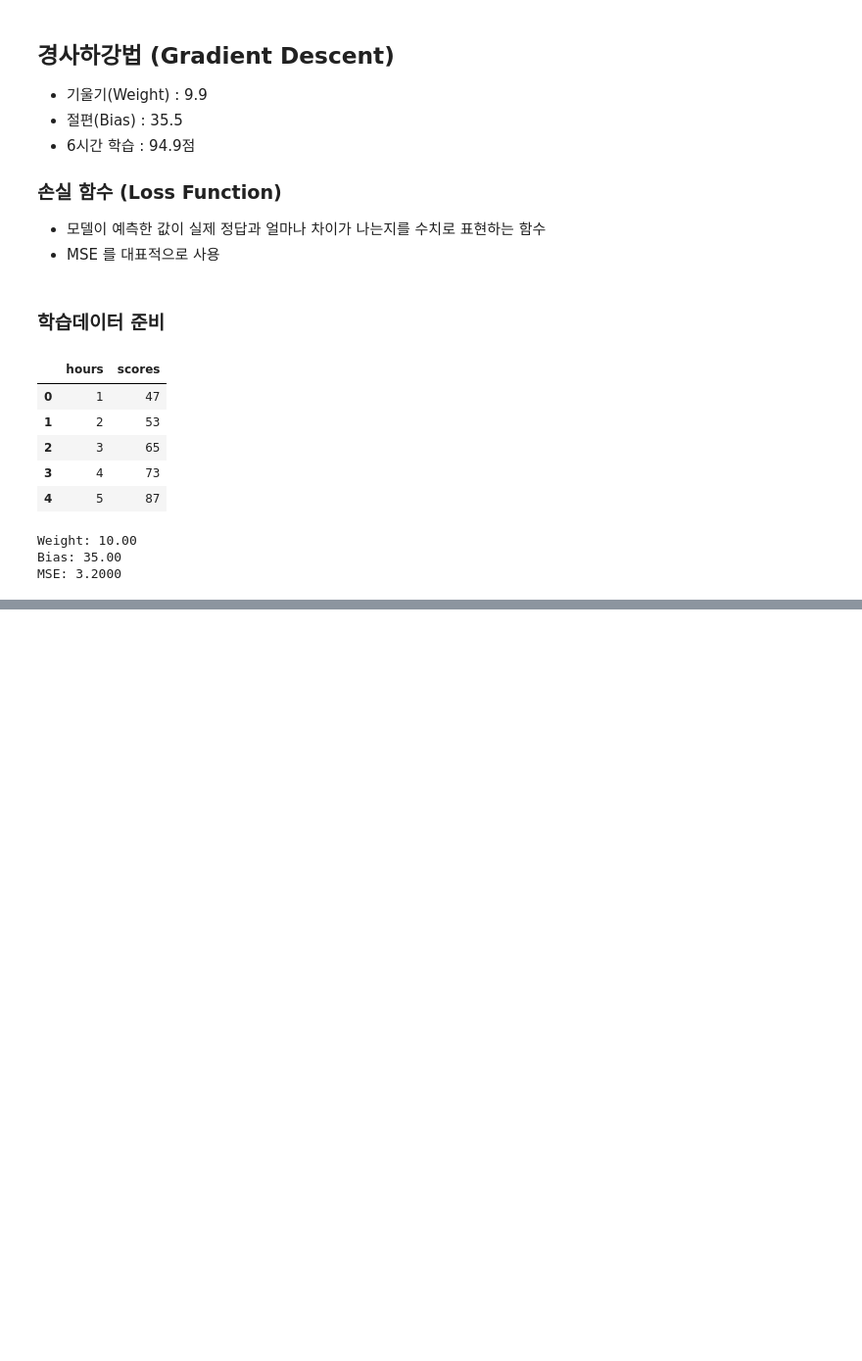
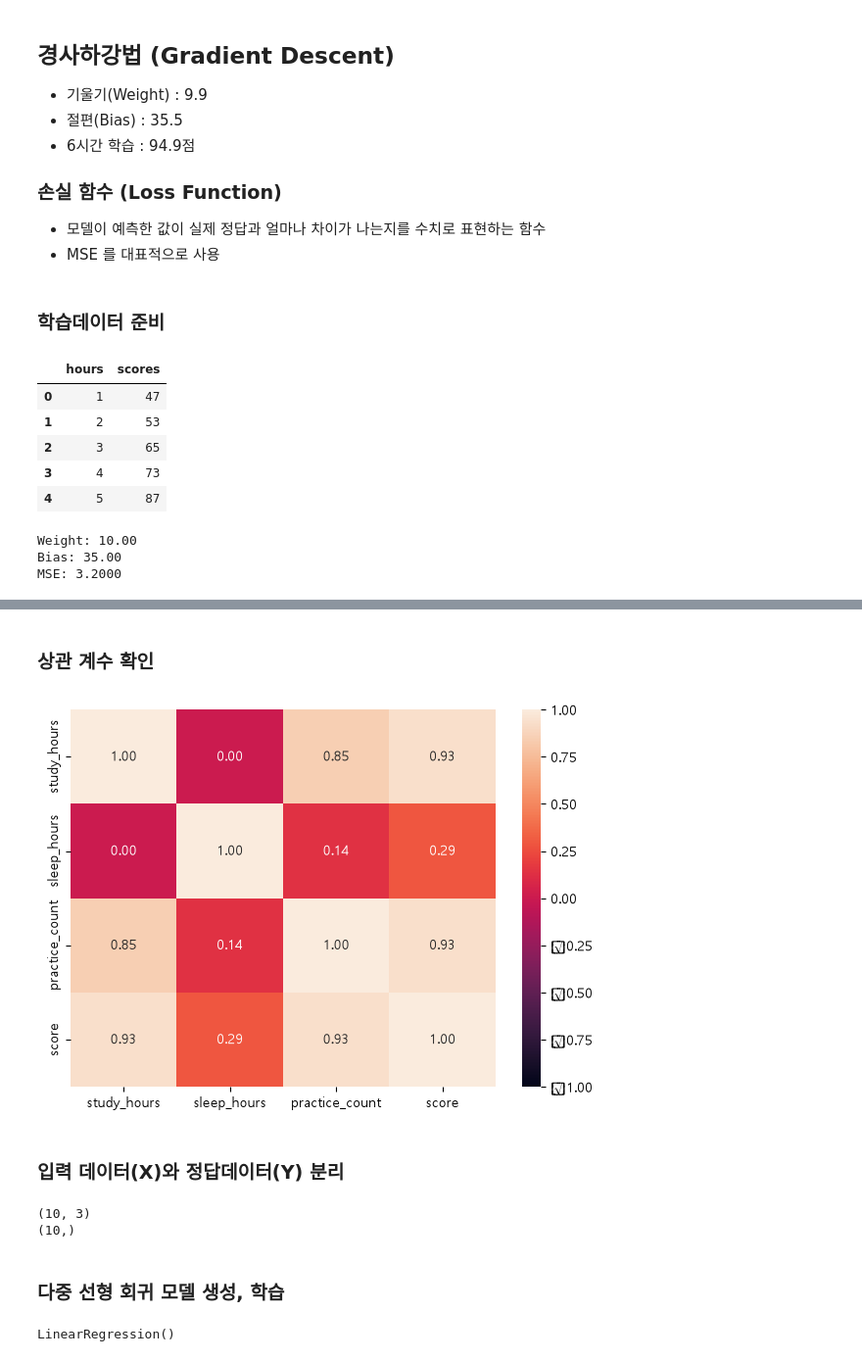
Before and after one commit to jeongeun-ax/kant_ml, a Jupyter notebook: 03_ml.ipynb, the cells around one changed output, grey strips where cells are left out. Shown at 98% size. Cells and saved outputs as stored; diff of their text form; code cells hidden in the pictures; blank space fills up the shorter version.

```diff
--- a/03_ml.ipynb
+++ b/03_ml.ipynb
@@ -181,0 +379,50 @@ MSE: 3.2000
+# %% [markdown]
+### 상관 계수 확인
+# %%
+# 모든 컬럼 사이의 상관계수 확인
+corr = df.corr()
+
+plt.figure(figsize=(7,5))
+
+sns.heatmap(
+    corr,
+    annot=True,     # 상관계수 표시
+    vmin=-1,        # 최소값
+    vmax=1,         # 최대값
+    fmt=".2f"       # 소숫점 두자리
+)
+
+plt.show()
+# %% [output]
+[figure, added]
+# %% [markdown]
+### 입력 데이터(X)와 정답데이터(Y) 분리
+# %%
+# 복수개의 입력 데이터
+features = [
+    "study_hours",
+    "sleep_hours",
+    "practice_count"
+]
+
+# 입력 데이터 (2차원)
+X = df[features]
+
+# 정답 데이터 (1차원)
+y = df["score"]
+
+print(X.shape)
+print(y.shape)
+# %% [output]
+(10, 3)
+(10,)
+# %% [markdown]
+### 다중 선형 회귀 모델 생성, 학습
+# %%
+# 다중 선형회구 모델 객체 생성
+model = LinearRegression()
+
+# 입력 데이터 3, 출력 데이터 1 사용해서 학습
+model.fit(X,y)
+# %% [output]
+LinearRegression()
```
Also changed, not shown: parts of 34 cells of this notebook.
